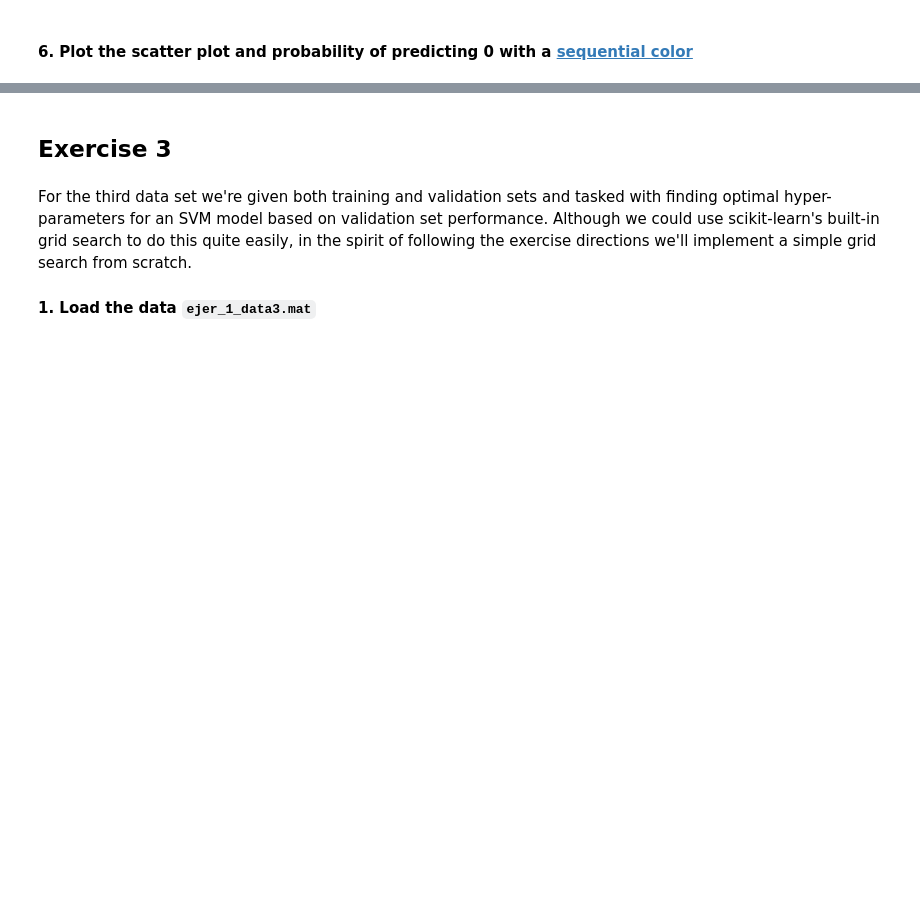
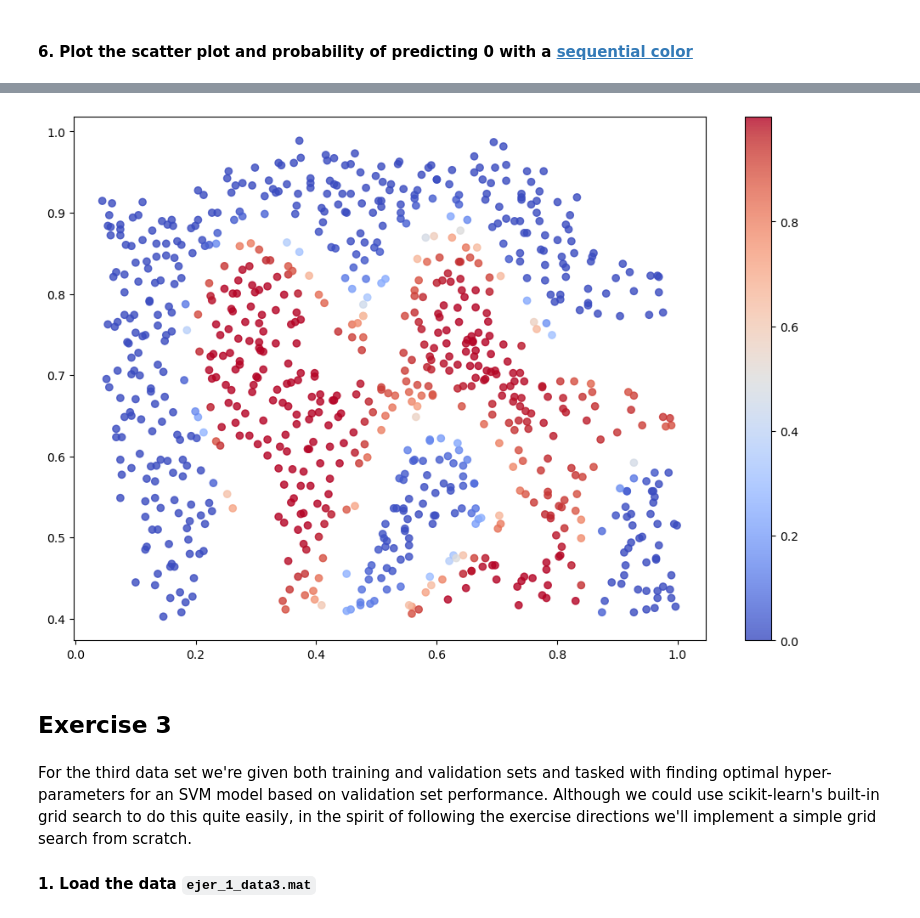
Before and after one commit to albertoromv/ds-nov23-thebridge, a Jupyter notebook: 3_Machine_learning/3.2_Supervisado/3.2.6 SVM/1 - Ejercicio SVM.ipynb, the cells around one changed output, grey strips where cells are left out. Drawn from its saved outputs; the diff is of its cells as text; code cells hidden in the pictures; blank space fills up the shorter version.

```diff
--- a/3_Machine_learning/3.2_Supervisado/3.2.6 SVM/1 - Ejercicio SVM.ipynb
+++ b/3_Machine_learning/3.2_Supervisado/3.2.6 SVM/1 - Ejercicio SVM.ipynb
@@ -183,0 +181,3 @@ SVC(C=100, gamma=10, probability=True)
+# %%
+svc = svm.SVC(C=100, gamma=10, probability=True)
+svc
@@ -188,0 +188,3 @@ SVC(C=100, gamma=10, probability=True)
+# %%
+svc.fit(data[['X1', 'X2']], data['y'])
+svc.score(data[['X1', 'X2']], data['y'])
@@ -194,3 +195,15 @@ SVC(C=100, gamma=10, probability=True)
+# %%
+probability = svc.predict_proba(data[['X1', 'X2']])[:,0]
+
+fig, ax = plt.subplots(figsize=(12,8))
+plt.scatter(data.X1,
+            data.X2,
+            alpha=0.8,
+            c=probability,
+            cmap="coolwarm")
+cbar = plt.colorbar()
+# %% [output]
+[figure, added]
 # %% [markdown]
 ## Exercise 3
 # %% [markdown]
```
Also changed, not shown: parts of 17 cells of this notebook.
